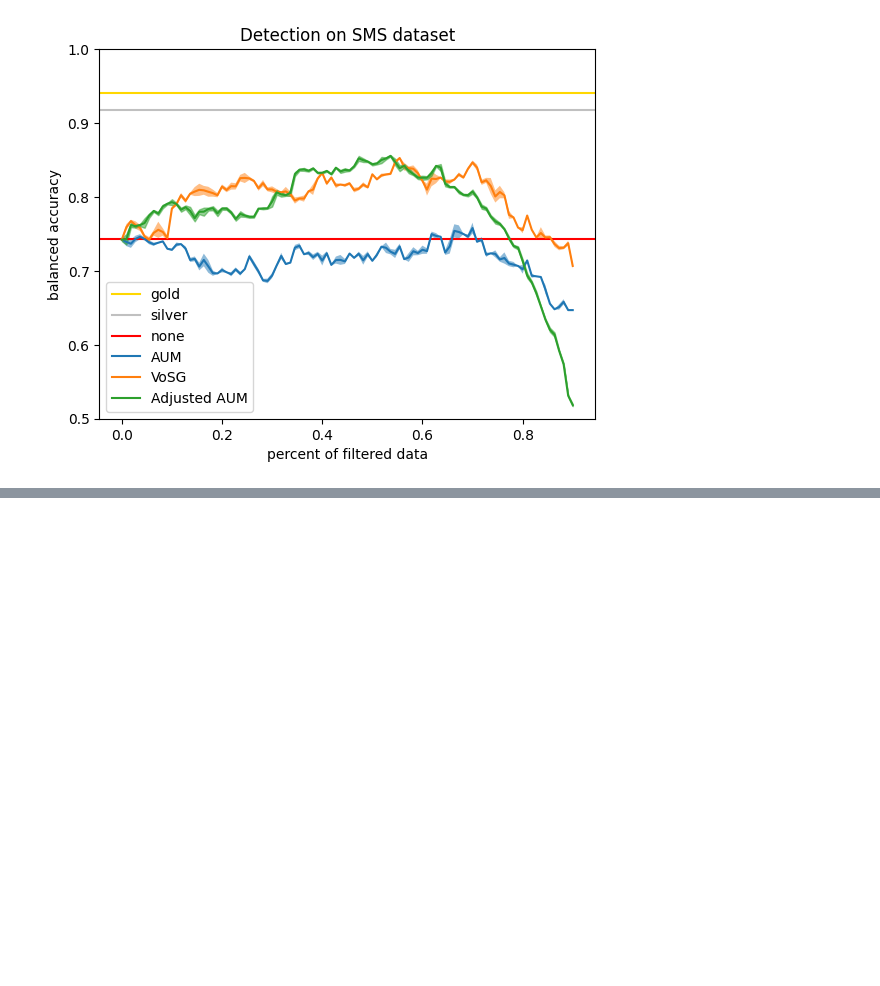
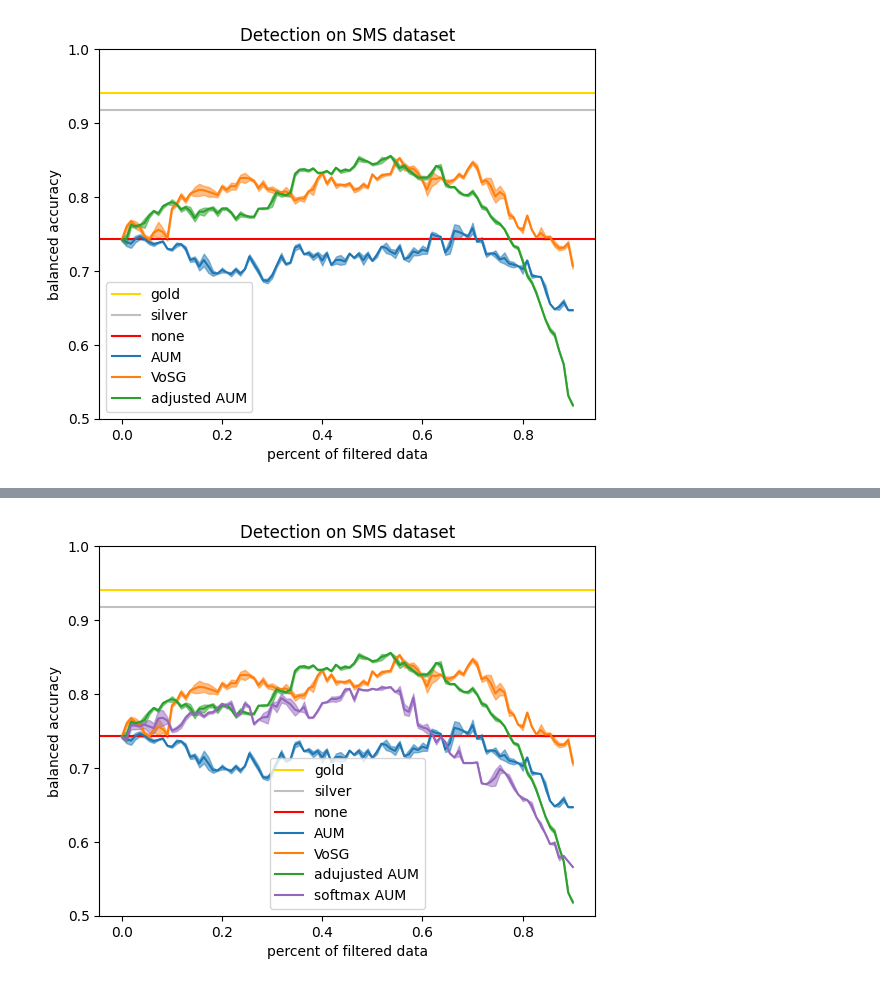
Before and after one commit to Orange-OpenSource/mislabeled, a Jupyter notebook: examples/plot_sms.ipynb, the cells around one changed output, grey strips where cells are left out. Saved outputs shown, nothing was run; the diff lists cells and outputs as text; code cells hidden in the pictures; blank space fills up the shorter version.

```diff
--- a/examples/plot_sms.ipynb
+++ b/examples/plot_sms.ipynb
@@ -403,0 +427,42 @@ plt.show()
+# %%
+softmax_aum_scores = np.empty((n_runs, n_splits))
+
+for i in range(n_runs):
+    for j, split in enumerate(splits):
+        classifier.set_params(random_state=seed + i * n_splits + j)
+        filtered = softmax_aum_trust_scores >= np.quantile(
+            softmax_aum_trust_scores, split
+        )
+        with warnings.catch_warnings():
+            warnings.filterwarnings("ignore", category=ConvergenceWarning)
+            classifier.fit(X[filtered], y_noisy[filtered])
+        softmax_aum_scores[i, j] = balanced_accuracy_score(
+            y_test, classifier.predict(X_test)
+        )
+
+plt.axhline(np.mean(gold), color="gold", label="gold")
+plt.axhline(np.mean(silver), color="silver", label="silver")
+plt.axhline(np.mean(none), color="red", label="none")
+for s, l, c in [
+    (scores, "AUM", "blue"),
+    (vosg_scores, "VoSG", "orange"),
+    (adjusted_aum_scores, "adjusted AUM", "green"),
+    (softmax_aum_scores, "softmax AUM", "purple"),
+]:
+    plt.plot(splits, np.mean(s, axis=0), label=l, color=f"tab:{c}")
+    plt.fill_between(
+        splits,
+        np.mean(s, axis=0) + np.std(s, axis=0),
+        np.mean(s, axis=0) - np.std(s, axis=0),
+        alpha=0.5,
+        color=f"tab:{c}",
+    )
+
+plt.xlabel("percent of filtered data")
+plt.ylabel("balanced accuracy")
+plt.title("Detection on SMS dataset")
+plt.legend()
+plt.ylim((0.5, 1.0))
+plt.show()
+# %% [output]
+[figure, added]
```
Also changed, not shown: parts of 8 cells of this notebook.
